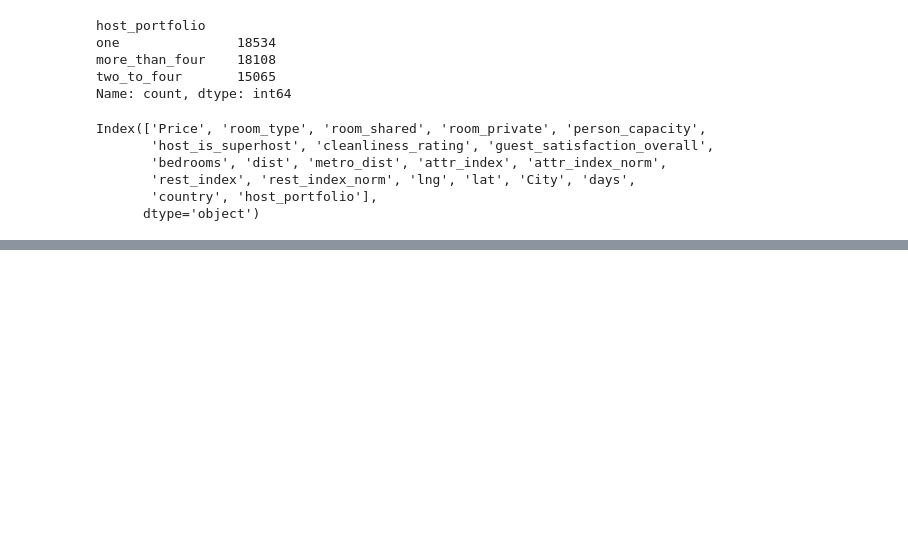
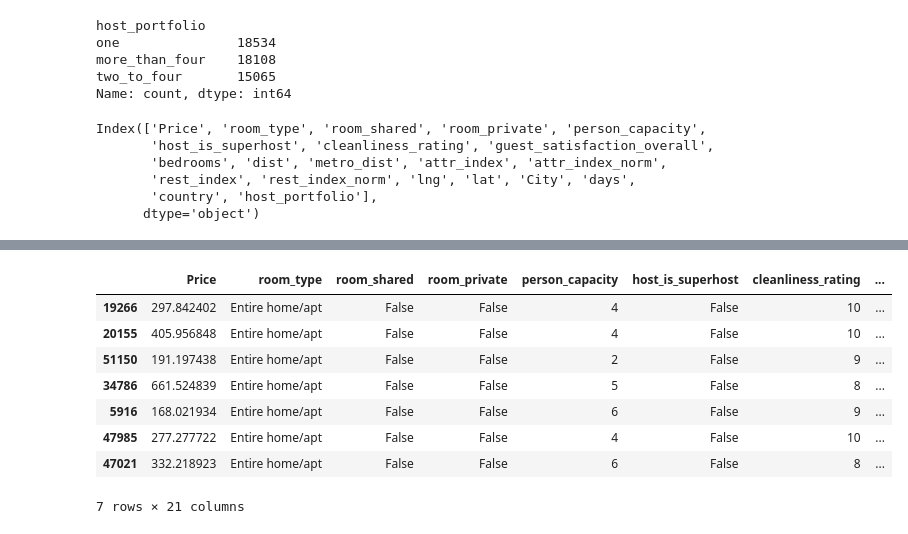
Before and after one commit to Titaniel3/ASDA_2025_Group_1_Portfolio_new, a Jupyter notebook: notebooks/Week4_Homework_neu.ipynb, the cells around one changed output, grey strips where cells are left out. Cells and saved outputs as stored; diff of their text form; code cells hidden in the pictures; blank space fills up the shorter version.

```diff
--- a/notebooks/Week4_Homework_neu.ipynb
+++ b/notebooks/Week4_Homework_neu.ipynb
@@ -194,0 +219,12 @@ df.to_csv("airbnb_cleaned.csv", index=False)
+# %%
+df.sample(7)
+# %% [output]
+|  | Price | room_type | room_shared | room_private | person_capacity | host_is_superhost | cleanliness_rating | ... |
+| 19266 | 297.842402 | Entire home/apt | False | False | 4 | False | 10 | ... |
+| 20155 | 405.956848 | Entire home/apt | False | False | 4 | False | 10 | ... |
+| 51150 | 191.197438 | Entire home/apt | False | False | 2 | False | 9 | ... |
+| 34786 | 661.524839 | Entire home/apt | False | False | 5 | False | 8 | ... |
+| 5916 | 168.021934 | Entire home/apt | False | False | 6 | False | 9 | ... |
+| 47985 | 277.277722 | Entire home/apt | False | False | 4 | False | 10 | ... |
+| 47021 | 332.218923 | Entire home/apt | False | False | 6 | False | 8 | ... |
+7 rows × 21 columns
```
Also changed, not shown: parts of 5 cells of this notebook.
